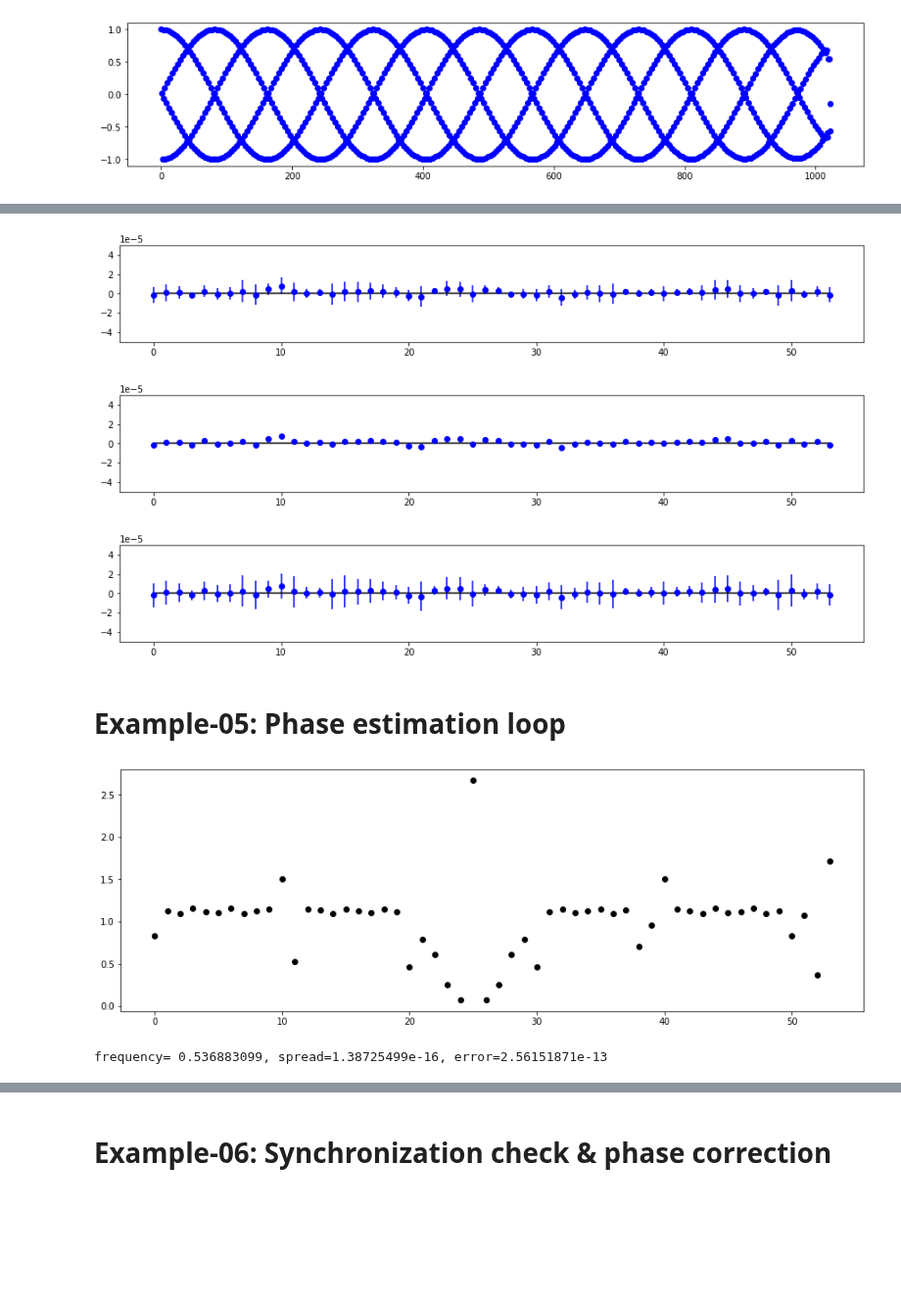
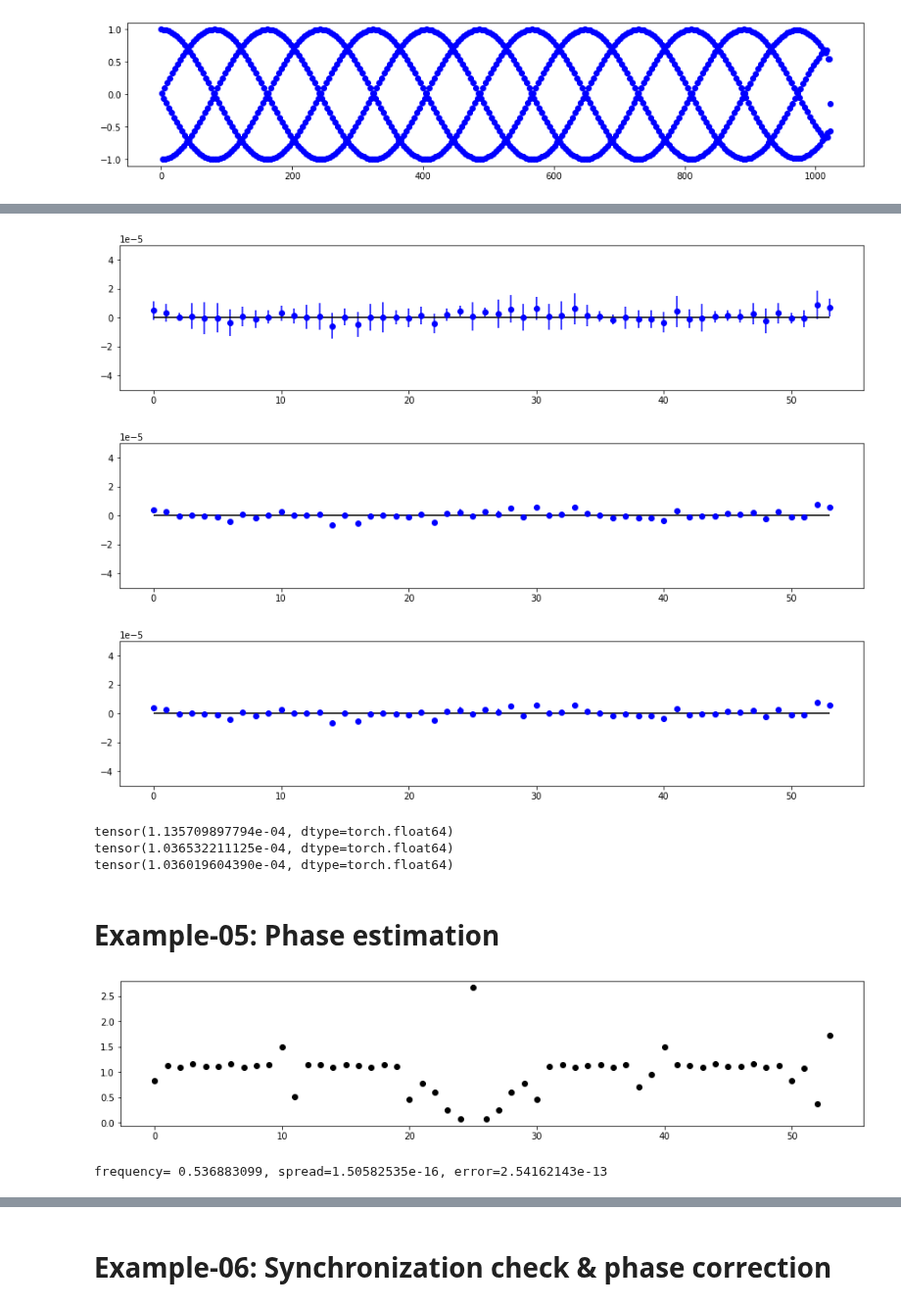
Before and after one commit to i-a-morozov/harmonica, a Jupyter notebook: notebook/nb_decomposition.ipynb, the cells around one changed output, grey strips where cells are left out. Shown at 98% size. Saved outputs shown, nothing was run; the diff lists cells and outputs as text; code cells hidden in the pictures; blank space fills up the shorter version.

```diff
--- a/notebook/nb_decomposition.ipynb
+++ b/notebook/nb_decomposition.ipynb
@@ -528,64 +532,72 @@ plt.show()
 # %%
-# Filter data
+# Filter data (full avaliable length is used)
 flt = Filter(d)
 flt.filter_svd(rank=2)
 flt.filter_hankel(rank=2, random=True, buffer=16, count=16)
 
 # Estimate amplitude
 dec = Decomposition(d)
 out1, err1, _ = dec.harmonic_amplitude(frequency, length=256, order=1.0, error=True, sigma_frequency=spread)
-out2, err2, _ = dec.harmonic_amplitude(frequency, length=128, order=1.0, error=True, sigma_frequency=spread, shift=True, count=128, step=1, fit='none')
-out3, err3, _ = dec.harmonic_amplitude(frequency, length=128, order=1.0, error=True, sigma_frequency=spread, shift=True, count=128, step=1, fit='average')
+out2, err2, _ = dec.harmonic_amplitude(frequency, length=128, order=1.0, error=True, sigma_frequency=spread, shift=True, count=64, step=8, method='none')
+out3, err3, _ = dec.harmonic_amplitude(frequency, length=128, order=1.0, error=True, sigma_frequency=spread, shift=True, count=64, step=8, method='noise')
 
 # Compare results
-plt.figure(figsize=(15, 2))
+
+plt.figure(figsize=(15, 3))
 plt.errorbar(range(54), (out1-amplitude).cpu().numpy(), yerr=err1.cpu().numpy(), fmt=' ', marker='o', color='blue')
 plt.hlines(0, 0, 53, colors='black')
 plt.ylim(-5.0E-5, +5.0E-5)
 plt.show()
 
-plt.figure(figsize=(15, 2))
+plt.figure(figsize=(15, 3))
 plt.errorbar(range(54), (out2-amplitude).cpu().numpy(), yerr=err2.cpu().numpy(), fmt=' ', marker='o', color='blue')
 plt.hlines(0, 0, 53, colors='black')
 plt.ylim(-5.0E-5, +5.0E-5)
 plt.show()
 
-plt.figure(figsize=(15, 2))
+plt.figure(figsize=(15, 3))
 plt.errorbar(range(54), (out3-amplitude).cpu().numpy(), yerr=err3.cpu().numpy(), fmt=' ', marker='o', color='blue')
 plt.hlines(0, 0, 53, colors='black')
 plt.ylim(-5.0E-5, +5.0E-5)
 plt.show()
 
+print((out1 - amplitude).abs().sum())
+print((out2 - amplitude).abs().sum())
+print((out3 - amplitude).abs().sum())
+
 d.reset()
+
+# Note, with filtering, error estimations from sampled signals might be underestimated depending on window order
 # %% [output]
-[figure, old version]
+[figure, new version]
-[figure, old version]
+[figure, new version]
-[figure, old version]
+[figure, new version]
+tensor(1.135709897794e-04, dtype=torch.float64)
+tensor(1.036532211125e-04, dtype=torch.float64)
+tensor(1.036019604390e-04, dtype=torch.float64)
 # %% [markdown]
-# Example-05: Phase estimation loop
+# Example-05: Phase estimation
 # %%
 # Load model phase advance data
 with open('../config.yaml', 'r') as stream:
     config = yaml.safe_load(stream)
-    config = {key: config[key] for key in sorted(config.keys(), key=lambda name: config[name]['S'])}
+    config = {key: config[key] for key in sorted(config.keys(), key=lambda name: config[name]['TIME'])}
 
-total = config['END']['FX']
-model = torch.tensor([value['FX'] for key, value in config.items() if value['TYPE'] == 'MONITOR'], dtype=torch.float64)
+total = config['TAIL']['FX']
+model = torch.tensor([value['FX'] for key, value in config.items() if value['TYPE'] == 'MONITOR'], dtype=dtype, device=device)
 
 # Plot adjacent phase advance
 model, _ = Decomposition.phase_adjacent(total, model)
-plt.figure(figsize=(15, 5))
+plt.figure(figsize=(15, 3))
 plt.scatter(range(54), model.cpu().numpy(), color='black')
 plt.show()
 # %% [output]
-[figure, old version]
+[figure, new version]
 # %%
 # Estimate reference parameters
 
 # Set window
 length = 4096
-dtype = torch.float64
-device = 'cpu'
 w = Window(length, 'cosine_window', 5.0, dtype=dtype, device=device)
 
 # Load data
@@ -612,7 +624,7 @@ for a, b in zip(amplitude, phase):
 result = torch.stack(result)
 print(f'frequency={frequency.item():12.9}, spread={spread.item():12.9}, error={(d.data - result).abs().max().item():12.9}')
 # %% [output]
-frequency= 0.536883099, spread=1.38725499e-16, error=2.56151871e-13
+frequency= 0.536883099, spread=1.50582535e-16, error=2.54162143e-13
 # %%
 # Real TbT data length is limited by decoherence
 # In this example 1024 turns are used for frequency estimation and only 512 for phase
```
Also changed, not shown: parts of 41 cells of this notebook, 34 other files.
